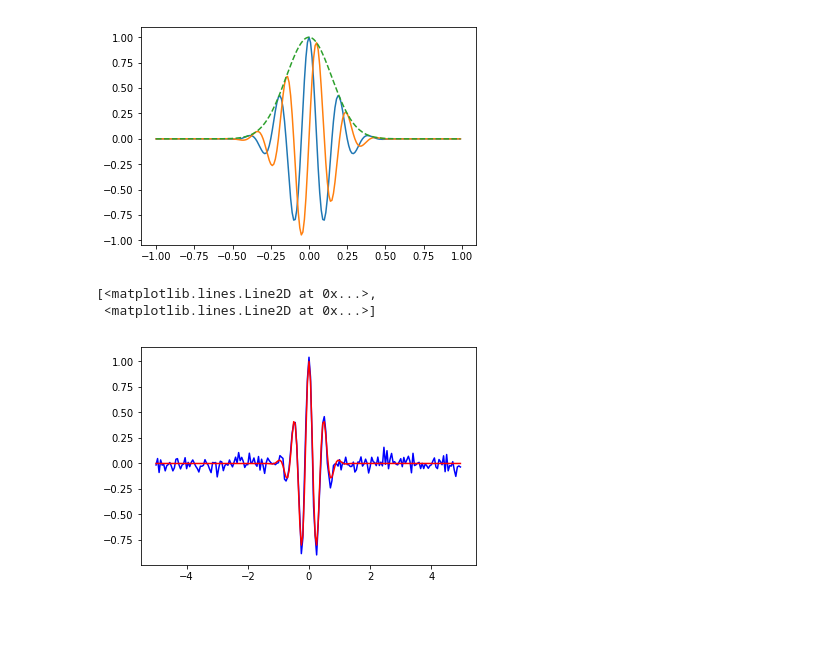
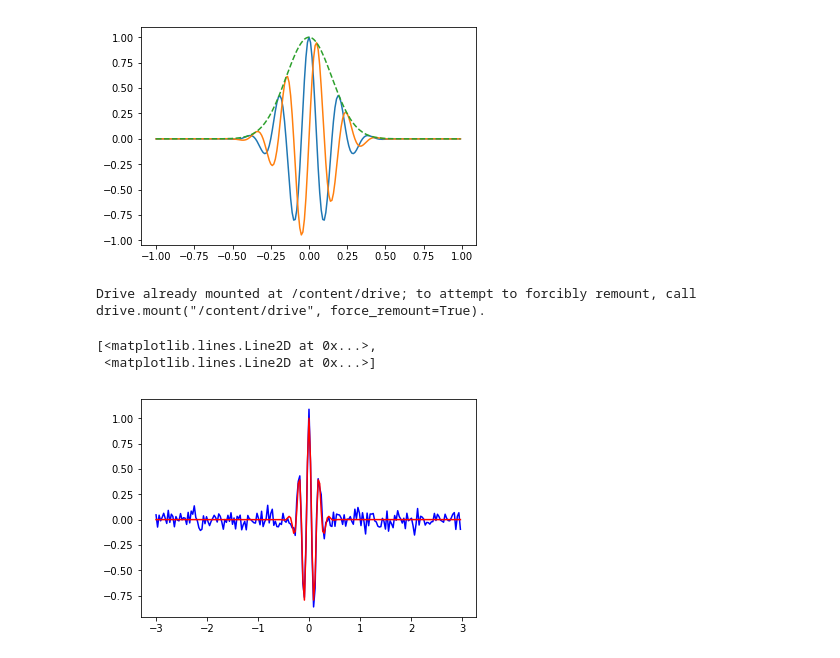
Before and after one commit to SGRGit/gwOsc, a Jupyter notebook: SineGaussianSignalDataPrep.ipynb, the cells around one changed output. Cells and saved outputs as stored; diff of their text form; code cells hidden in the pictures; blank space fills up the shorter version.

```diff
--- a/SineGaussianSignalDataPrep.ipynb
+++ b/SineGaussianSignalDataPrep.ipynb
@@ -12,13 +12,18 @@ plt.plot(t, i, t, q, t, e, '--')
  <matplotlib.lines.Line2D at 0x...>,
  <matplotlib.lines.Line2D at 0x...>]
 [figure]
+# %%
+from google.colab import drive
+drive.mount('/content/drive')
+# %% [output]
+Drive already mounted at /content/drive; to attempt to forcibly remount, call drive.mount("/content/drive", force_remount=True).
 # %%
-t = np.linspace(-5, 5, 2 * 100, endpoint=False)
-i, q, e = signal.gausspulse(t, fc=2, retquad=True, retenv=True)
-n = 0.05*np.random.randn(len(t))
+t = np.linspace(-3, 3, 2 * 100, endpoint=False)
+i, q, e = signal.gausspulse(t, fc=5 , retquad=True, retenv=True)
+n = 1/20*np.random.randn(len(t))
 xn = i + n
 plt.plot(t, xn, 'b', t, i, 'r')
 # %% [output]
 [<matplotlib.lines.Line2D at 0x...>,
  <matplotlib.lines.Line2D at 0x...>]
-[figure, old version]
+[figure, new version]
```
Also changed, not shown: parts of 5 cells of this notebook.
